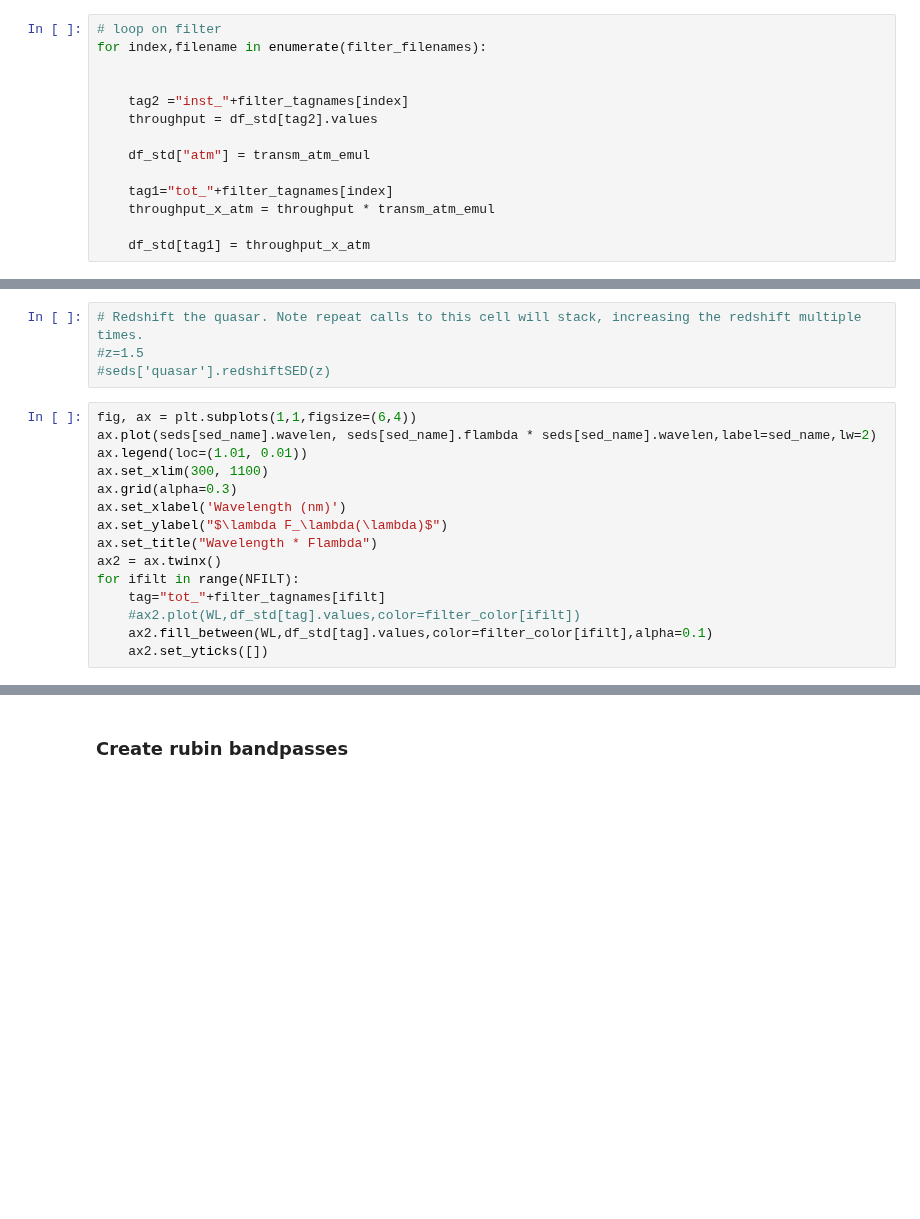
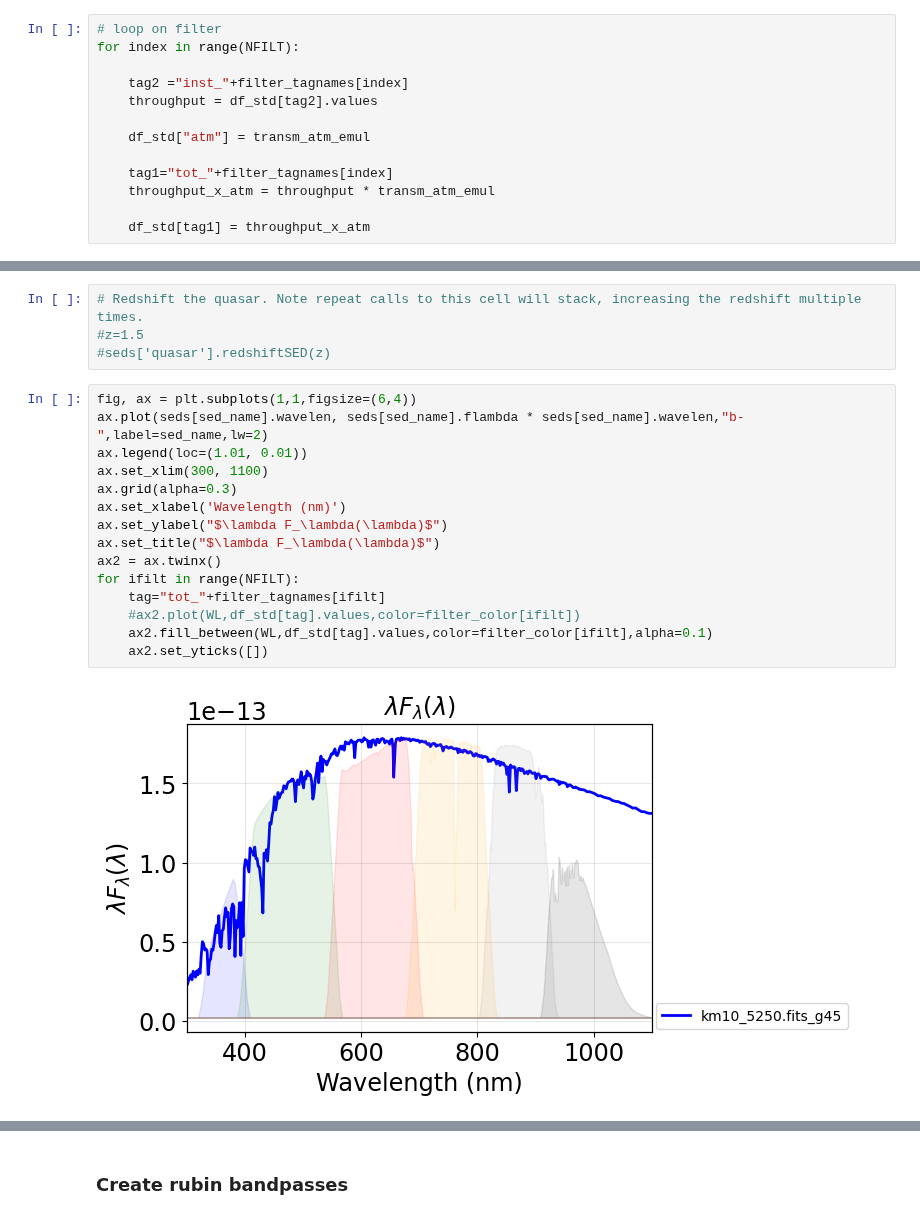
Before and after one commit to sylvielsstfr/RubinLSSTPhotometricCorrTuto, a Jupyter notebook: notebooks/01_AtmosphericParamExtraction/01a_IntroAtmosphericTransparency.ipynb, the cells around one changed output, grey strips where cells are left out. Drawn from its saved outputs; the diff is of its cells as text; blank space fills up the shorter version.

```diff
--- a/notebooks/01_AtmosphericParamExtraction/01a_IntroAtmosphericTransparency.ipynb
+++ b/notebooks/01_AtmosphericParamExtraction/01a_IntroAtmosphericTransparency.ipynb
@@ -318,8 +344,7 @@ This can be checked and corrected.
 Because we want to handle atmospheric transmissions with the emulator, whe overwrite the standard transmission in the dataframe.
 # %%
 # loop on filter
-for index,filename in enumerate(filter_filenames):
-
+for index in range(NFILT):
 
     tag2 ="inst_"+filter_tagnames[index]
     throughput = df_std[tag2].values
@@ -403,18 +453,20 @@ sed_name = 'km10_5250.fits_g45'
 #seds['quasar'].redshiftSED(z)
 # %%
 fig, ax = plt.subplots(1,1,figsize=(6,4))
-ax.plot(seds[sed_name].wavelen, seds[sed_name].flambda * seds[sed_name].wavelen,label=sed_name,lw=2)
+ax.plot(seds[sed_name].wavelen, seds[sed_name].flambda * seds[sed_name].wavelen,"b-",label=sed_name,lw=2)
 ax.legend(loc=(1.01, 0.01))
 ax.set_xlim(300, 1100)
 ax.grid(alpha=0.3)
 ax.set_xlabel('Wavelength (nm)')
 ax.set_ylabel("$\lambda F_\lambda(\lambda)$")
-ax.set_title("Wavelength * Flambda")
+ax.set_title("$\lambda F_\lambda(\lambda)$")
 ax2 = ax.twinx()
 for ifilt in range(NFILT):
     tag="tot_"+filter_tagnames[ifilt]
     #ax2.plot(WL,df_std[tag].values,color=filter_color[ifilt])
     ax2.fill_between(WL,df_std[tag].values,color=filter_color[ifilt],alpha=0.1)
     ax2.set_yticks([])
+# %% [output]
+[figure, added]
 # %%
 fig, ax = plt.subplots(1,1,figsize=(6,4))
```
Also changed, not shown: parts of 25 cells of this notebook, 4 other files.
